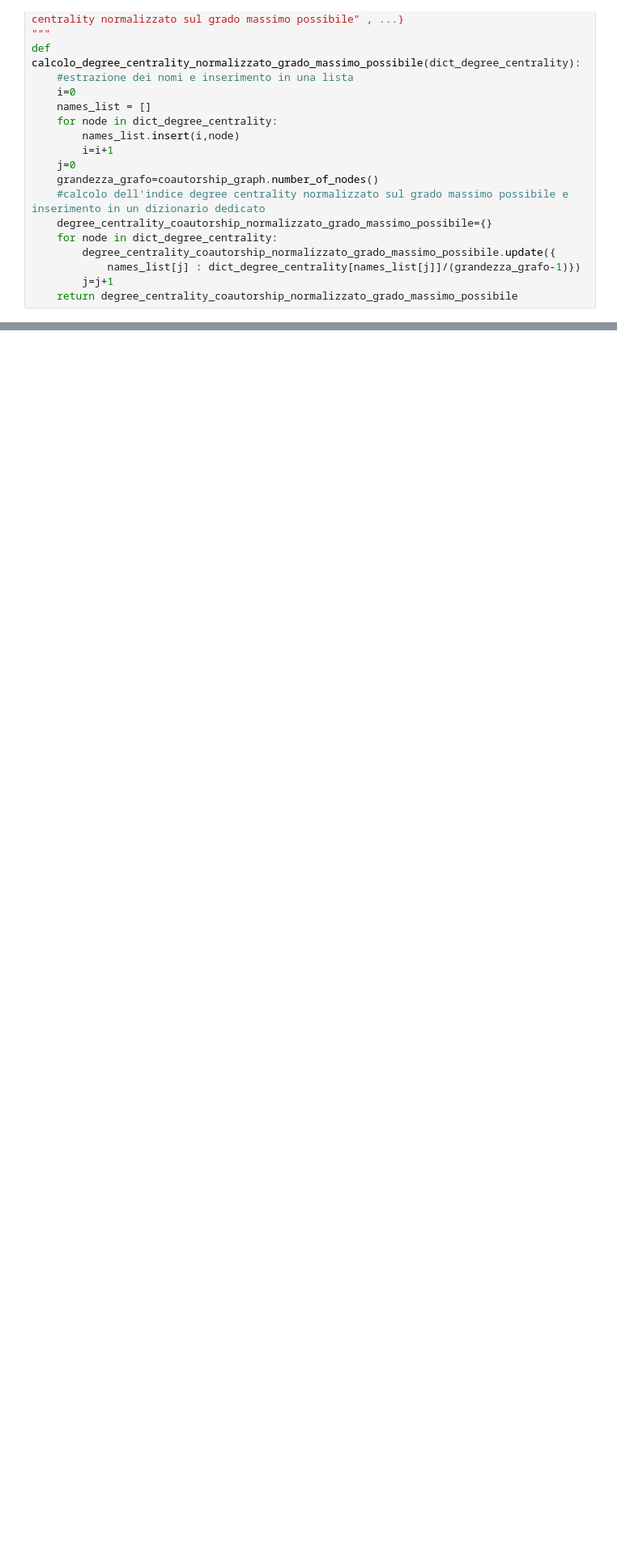
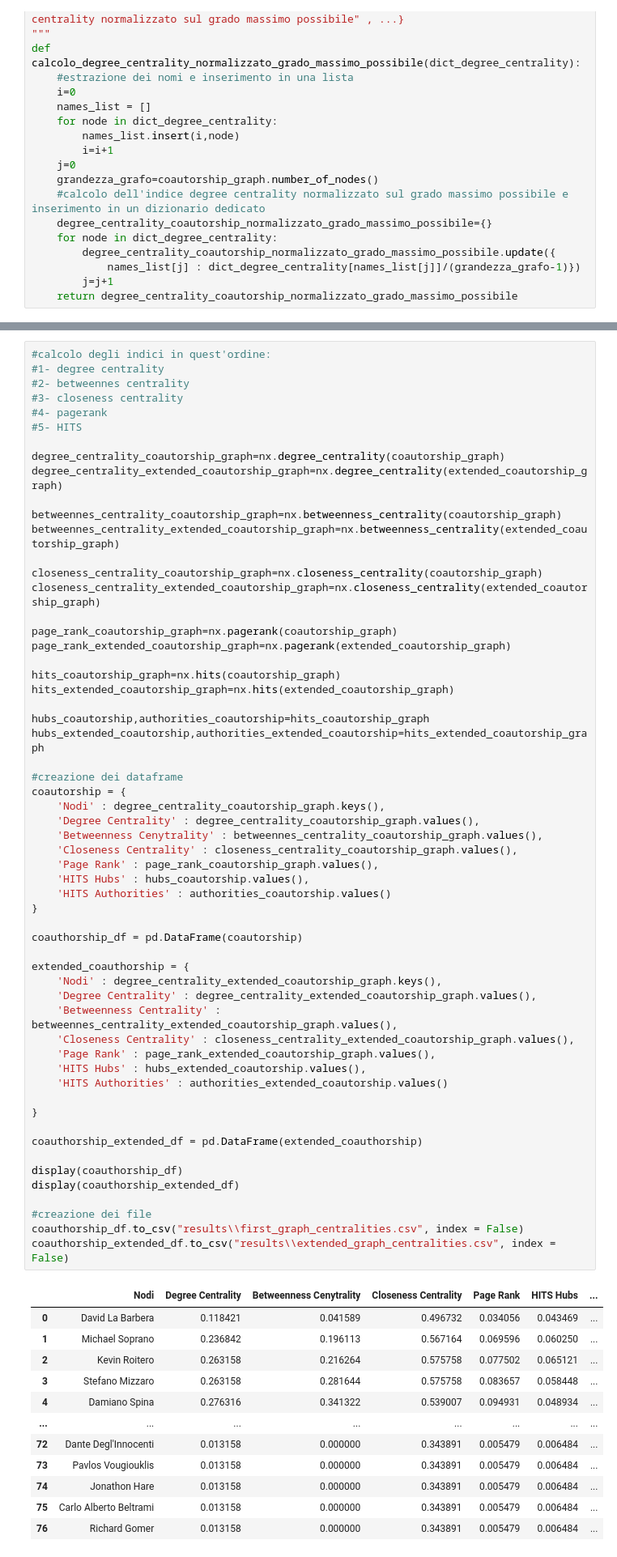
Before and after one commit to Vegaz10/Coautori_SocialComputing, a Jupyter notebook: progetto-Bariviera_Massarutto_Mattarelli_Puzzer.ipynb, the cells around one changed output, grey strips where cells are left out. Shown at 81% size. Drawn from its saved outputs; the diff is of its cells as text; blank space fills up the shorter version.

```diff
--- a/progetto-Bariviera_Massarutto_Mattarelli_Puzzer.ipynb
+++ b/progetto-Bariviera_Massarutto_Mattarelli_Puzzer.ipynb
@@ -931,0 +367,71 @@ Degree centrality extended
+# %%
+#calcolo degli indici in quest'ordine:
+#1- degree centrality
+#2- betweennes centrality
+#3- closeness centrality
+#4- pagerank
+#5- HITS
+
+degree_centrality_coautorship_graph=nx.degree_centrality(coautorship_graph)
+degree_centrality_extended_coautorship_graph=nx.degree_centrality(extended_coautorship_graph)
+
+betweennes_centrality_coautorship_graph=nx.betweenness_centrality(coautorship_graph)
+betweennes_centrality_extended_coautorship_graph=nx.betweenness_centrality(extended_coautorship_graph)
+
+closeness_centrality_coautorship_graph=nx.closeness_centrality(coautorship_graph)
+closeness_centrality_extended_coautorship_graph=nx.closeness_centrality(extended_coautorship_graph)
+
+page_rank_coautorship_graph=nx.pagerank(coautorship_graph)
+page_rank_extended_coautorship_graph=nx.pagerank(extended_coautorship_graph)
+
+hits_coautorship_graph=nx.hits(coautorship_graph)
+hits_extended_coautorship_graph=nx.hits(extended_coautorship_graph)
+
+hubs_coautorship,authorities_coautorship=hits_coautorship_graph
+hubs_extended_coautorship,authorities_extended_coautorship=hits_extended_coautorship_graph
+
+#creazione dei dataframe
+coautorship = {
+    'Nodi' : degree_centrality_coautorship_graph.keys(),
+    'Degree Centrality' : degree_centrality_coautorship_graph.values(),
+    'Betweenness Cenytrality' : betweennes_centrality_coautorship_graph.values(),
+    'Closeness Centrality' : closeness_centrality_coautorship_graph.values(),
+    'Page Rank' : page_rank_coautorship_graph.values(),
+    'HITS Hubs' : hubs_coautorship.values(),
+    'HITS Authorities' : authorities_coautorship.values()
+}
+
+coauthorship_df = pd.DataFrame(coautorship)
+
+extended_coauthorship = {
+    'Nodi' : degree_centrality_extended_coautorship_graph.keys(),
+    'Degree Centrality' : degree_centrality_extended_coautorship_graph.values(),
+    'Betweenness Centrality' : betweennes_centrality_extended_coautorship_graph.values(),
+    'Closeness Centrality' : closeness_centrality_extended_coautorship_graph.values(),
+    'Page Rank' : page_rank_extended_coautorship_graph.values(),
+    'HITS Hubs' : hubs_extended_coautorship.values(),
+    'HITS Authorities' : authorities_extended_coautorship.values()
+
+}
+
+coauthorship_extended_df = pd.DataFrame(extended_coauthorship)
+
+display(coauthorship_df)
+display(coauthorship_extended_df)
+
+#creazione dei file
+coauthorship_df.to_csv("results\\first_graph_centralities.csv", index = False)
+coauthorship_extended_df.to_csv("results\\extended_graph_centralities.csv", index = False)
+# %% [output]
+|  | Nodi | Degree Centrality | Betweenness Cenytrality | Closeness Centrality | Page Rank | HITS Hubs | ... |
+| 0 | David La Barbera | 0.118421 | 0.041589 | 0.496732 | 0.034056 | 0.043469 | ... |
+| 1 | Michael Soprano | 0.236842 | 0.196113 | 0.567164 | 0.069596 | 0.060250 | ... |
+| 2 | Kevin Roitero | 0.263158 | 0.216264 | 0.575758 | 0.077502 | 0.065121 | ... |
+| 3 | Stefano Mizzaro | 0.263158 | 0.281644 | 0.575758 | 0.083657 | 0.058448 | ... |
+| 4 | Damiano Spina | 0.276316 | 0.341322 | 0.539007 | 0.094931 | 0.048934 | ... |
+| ... | ... | ... | ... | ... | ... | ... | ... |
+| 72 | Dante Degl'Innocenti | 0.013158 | 0.000000 | 0.343891 | 0.005479 | 0.006484 | ... |
+| 73 | Pavlos Vougiouklis | 0.013158 | 0.000000 | 0.343891 | 0.005479 | 0.006484 | ... |
+| 74 | Jonathon Hare | 0.013158 | 0.000000 | 0.343891 | 0.005479 | 0.006484 | ... |
+| 75 | Carlo Alberto Beltrami | 0.013158 | 0.000000 | 0.343891 | 0.005479 | 0.006484 | ... |
+| 76 | Richard Gomer | 0.013158 | 0.000000 | 0.343891 | 0.005479 | 0.006484 | ... |
```
Also changed, not shown: parts of 5 cells of this notebook, 7 other files.
